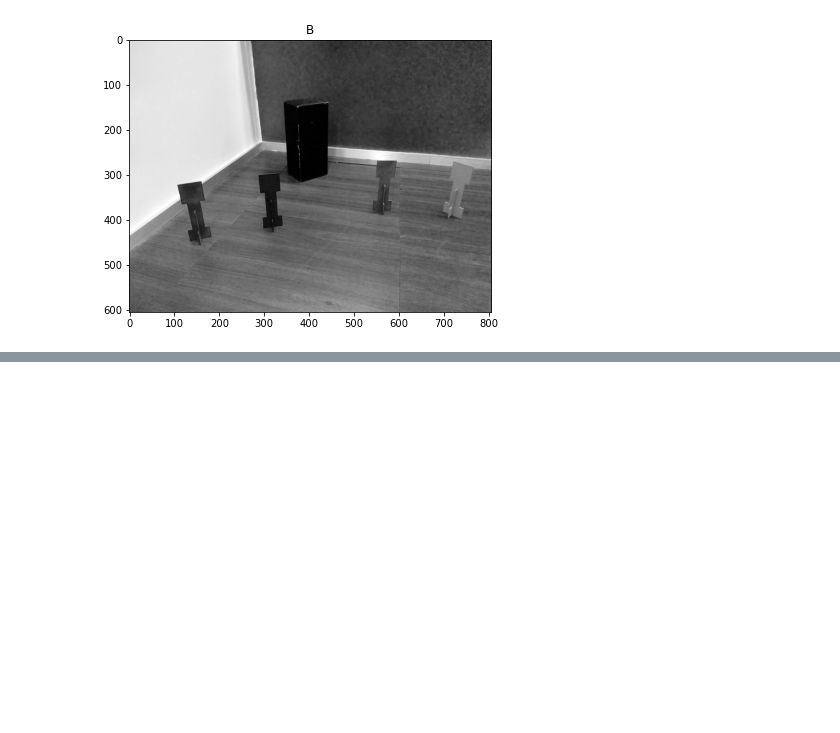
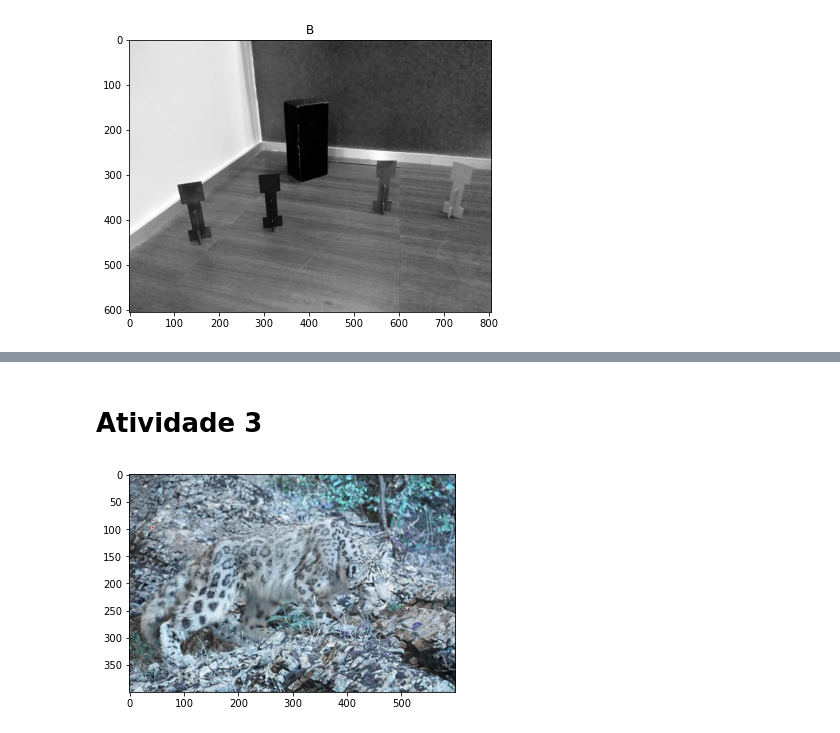
Before and after one commit to Kcpf/robot21.1, a Jupyter notebook: aula01/Atividade1_Visao.ipynb, the cells around one changed output, grey strips where cells are left out. Saved outputs shown, nothing was run; the diff lists cells and outputs as text; code cells hidden in the pictures; blank space fills up the shorter version.

```diff
--- a/aula01/Atividade1_Visao.ipynb
+++ b/aula01/Atividade1_Visao.ipynb
@@ -156,0 +160,8 @@ histo_plot(img_h, "r","R", plt);
+# %% [markdown]
+# Atividade 3
+# %%
+leopardo = cv2.imread(r"C:\Users\Fernando\Documents\Insper\3 semestre\Robotica Computacional\aps1-robotica-Kcpf\ex3_recorte_leopardo.png")
+leopardo = cv2.cvtColor(cena, cv2.COLOR_BGR2RGB)
+plt.imshow(leopardo);
+# %% [output]
+[figure, added]
```
Also changed, not shown: parts of 12 cells of this notebook, 3 other files.
